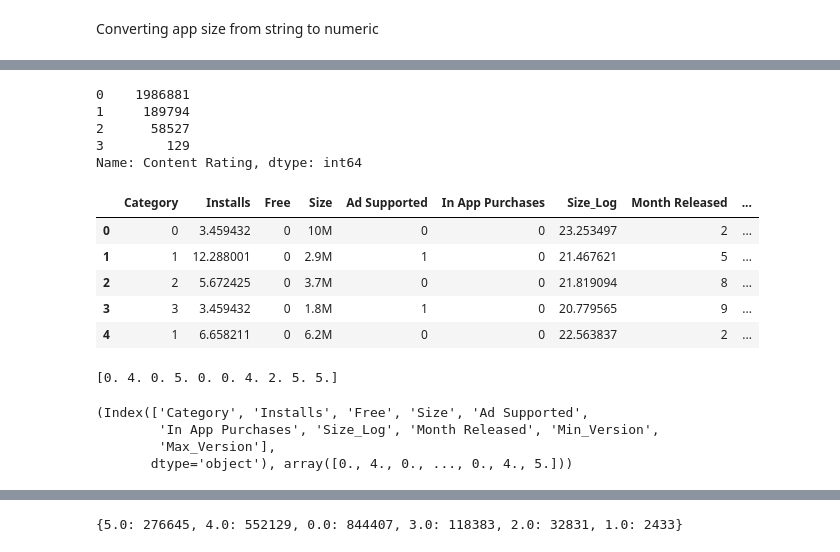
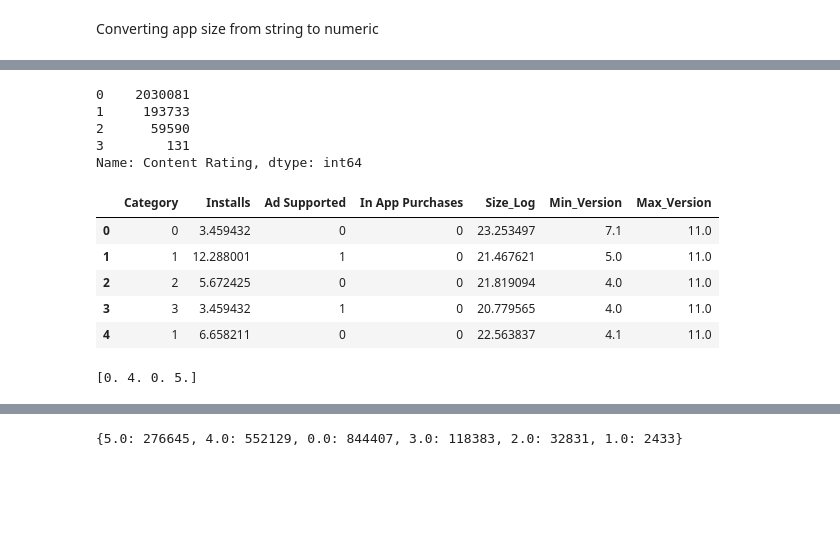
Before and after one commit to mv30/cmpe_255_group_project, a Jupyter notebook: PreProcess_RandomForest.ipynb, the cells around one changed output, grey strips where cells are left out. Saved outputs shown, nothing was run; the diff lists cells and outputs as text; code cells hidden in the pictures; blank space fills up the shorter version.

```diff
--- a/PreProcess_RandomForest.ipynb
+++ b/PreProcess_RandomForest.ipynb
@@ -10,5 +9,5 @@ import matplotlib.pyplot as plt
 # %%
-app_data = pd.read_csv("Google-Playstore.csv")
+app_data = pd.read_csv("/Users/mayankverma/CMPE-255/Group_Project/Google-Playstore.csv")
 app_data.head()
 # %% [output]
 |  | App Name | App Id | Category | Rating | Rating Count | Installs | Minimum Installs | Maximum Installs | ... |
@@ -68,5 +46,5 @@ Since over 98% of applications are free, the attribute 'Price' will be inconsequ
 # %%
-app_data.drop(['App Id', 'Currency', 'Developer Id', 'Developer Website', 'Developer Email', 'Privacy Policy', 'Editors Choice', 'Scraped Time','Price'], axis=1, inplace=True)
+app_data.drop(['App Id', 'Currency', 'Developer Id', 'Developer Website', 'Developer Email', 'Privacy Policy', 'Editors Choice', 'Scraped Time'], axis=1, inplace=True)
 app_data.head()
 # %% [output]
 |  | App Name | Category | Rating | Rating Count | Installs | Minimum Installs | Maximum Installs | Free | ... |
@@ -101,4 +80,4 @@ app_data.shape
 # %%
-app_data.dropna(subset=['Rating', 'Rating Count', 'Installs', 'Size', 'Minimum Android','Released'], inplace=True)
+app_data.dropna(subset=['Rating', 'Rating Count', 'Installs', 'Size', 'Minimum Android'], inplace=True)
 app_data.shape
 # %% [output]
@@ -180,3 +145,0 @@ def processDate(df, columnName):
-# %%
-app_data=processDate(app_data, 'Released')
-app_data=processDate(app_data, 'Last Updated')
@@ -250,30 +194,23 @@ app_data.head()
 # %%
 app_data['Content Rating'].value_counts()
 # %% [output]
-0    1986881
-1     189794
-2      58527
-3        129
+0    2030081
+1     193733
+2      59590
+3        131
 Name: Content Rating, dtype: int64
 # %%
-X = app_data.drop(['App Name', 'Content Rating', 'Minimum Android','Rating', 'Rating Count', 'Minimum Installs', 'Maximum Installs', 'Year Released', 'Year Last Updated','Month Last Updated'], axis=1)
+X = app_data.drop(['App Name', 'Size', 'Content Rating', 'Minimum Android','Rating', 'Rating Count', 'Minimum Installs', 'Maximum Installs', 'Price', 'Released', 'Last Updated', 'Free'], axis=1)
 X.head()
 # %% [output]
-|  | Category | Installs | Free | Size | Ad Supported | In App Purchases | Size_Log | Month Released | ... |
-| 0 | 0 | 3.459432 | 0 | 10M | 0 | 0 | 23.253497 | 2 | ... |
-| 1 | 1 | 12.288001 | 0 | 2.9M | 1 | 0 | 21.467621 | 5 | ... |
-| 2 | 2 | 5.672425 | 0 | 3.7M | 0 | 0 | 21.819094 | 8 | ... |
-| 3 | 3 | 3.459432 | 0 | 1.8M | 1 | 0 | 20.779565 | 9 | ... |
-| 4 | 1 | 6.658211 | 0 | 6.2M | 0 | 0 | 22.563837 | 2 | ... |
+|  | Category | Installs | Ad Supported | In App Purchases | Size_Log | Min_Version | Max_Version |
+| 0 | 0 | 3.459432 | 0 | 0 | 23.253497 | 7.1 | 11.0 |
+| 1 | 1 | 12.288001 | 1 | 0 | 21.467621 | 5.0 | 11.0 |
+| 2 | 2 | 5.672425 | 0 | 0 | 21.819094 | 4.0 | 11.0 |
+| 3 | 3 | 3.459432 | 1 | 0 | 20.779565 | 4.0 | 11.0 |
+| 4 | 1 | 6.658211 | 0 | 0 | 22.563837 | 4.1 | 11.0 |
 # %%
 y = app_data['Rating'].values.round()
-print(y[0:10])
+print(y[0:4])
 # %% [output]
-[0. 4. 0. 5. 0. 0. 4. 2. 5. 5.]
+[0. 4. 0. 5.]
-# %%
-X.columns,y
-# %% [output]
-(Index(['Category', 'Installs', 'Free', 'Size', 'Ad Supported',
-        'In App Purchases', 'Size_Log', 'Month Released', 'Min_Version',
-        'Max_Version'],
-       dtype='object'), array([0., 4., 0., ..., 0., 4., 5.]))
```
Also changed, not shown: parts of 19 cells of this notebook, 1 other file.
